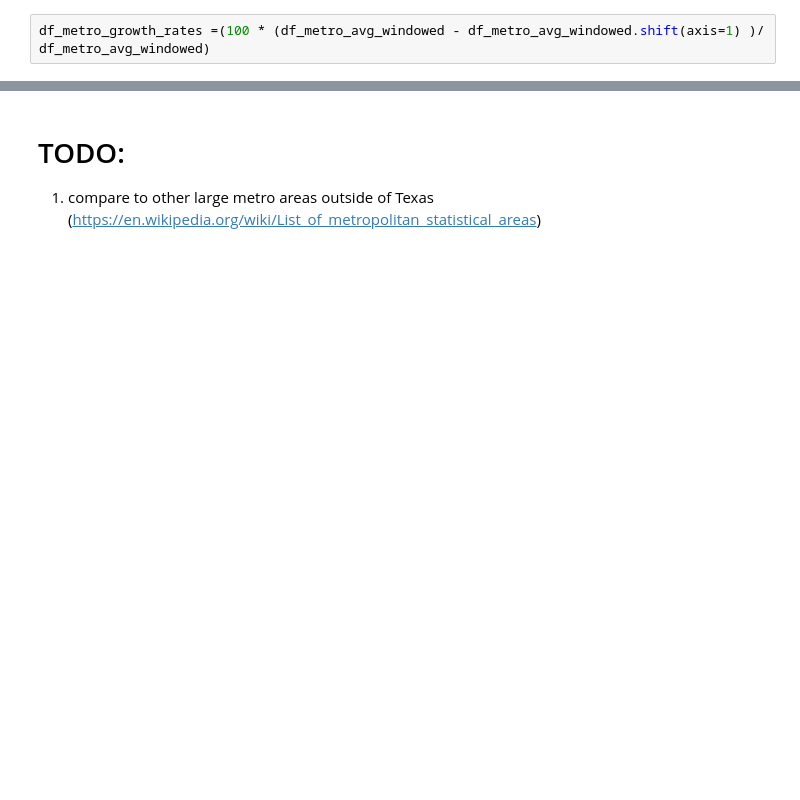
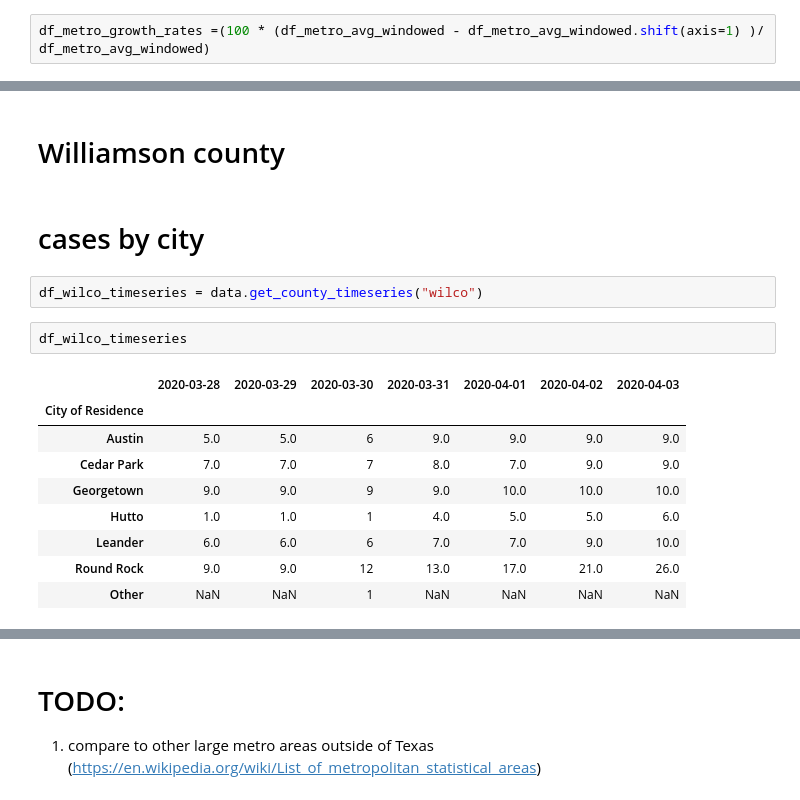
Before and after one commit to RasterBurn/texascovid19, a Jupyter notebook: notebooks/01_plots.ipynb, the cells around one changed output, grey strips where cells are left out. Cells and saved outputs as stored; diff of their text form; blank space fills up the shorter version.

```diff
--- a/notebooks/01_plots.ipynb
+++ b/notebooks/01_plots.ipynb
@@ -142,3 +137,21 @@ for metro in df_metro.index:
     plt.xticks(rotation=90)
 # %% [output]
 [figure]
+# %% [markdown]
+# Williamson county
+# %% [markdown]
+# cases by city
+# %%
+df_wilco_timeseries = data.get_county_timeseries("wilco")
+# %%
+df_wilco_timeseries
+# %% [output]
+|  | 2020-03-28 | 2020-03-29 | 2020-03-30 | 2020-03-31 | 2020-04-01 | 2020-04-02 | 2020-04-03 |
+| City of Residence |  |  |  |  |  |  |  |
+| Austin | 5.0 | 5.0 | 6 | 9.0 | 9.0 | 9.0 | 9.0 |
+| Cedar Park | 7.0 | 7.0 | 7 | 8.0 | 7.0 | 9.0 | 9.0 |
+| Georgetown | 9.0 | 9.0 | 9 | 9.0 | 10.0 | 10.0 | 10.0 |
+| Hutto | 1.0 | 1.0 | 1 | 4.0 | 5.0 | 5.0 | 6.0 |
+| Leander | 6.0 | 6.0 | 6 | 7.0 | 7.0 | 9.0 | 10.0 |
+| Round Rock | 9.0 | 9.0 | 12 | 13.0 | 17.0 | 21.0 | 26.0 |
+| Other | NaN | NaN | 1 | NaN | NaN | NaN | NaN |
```
Also changed, not shown: parts of 13 cells of this notebook, 1 other file.
